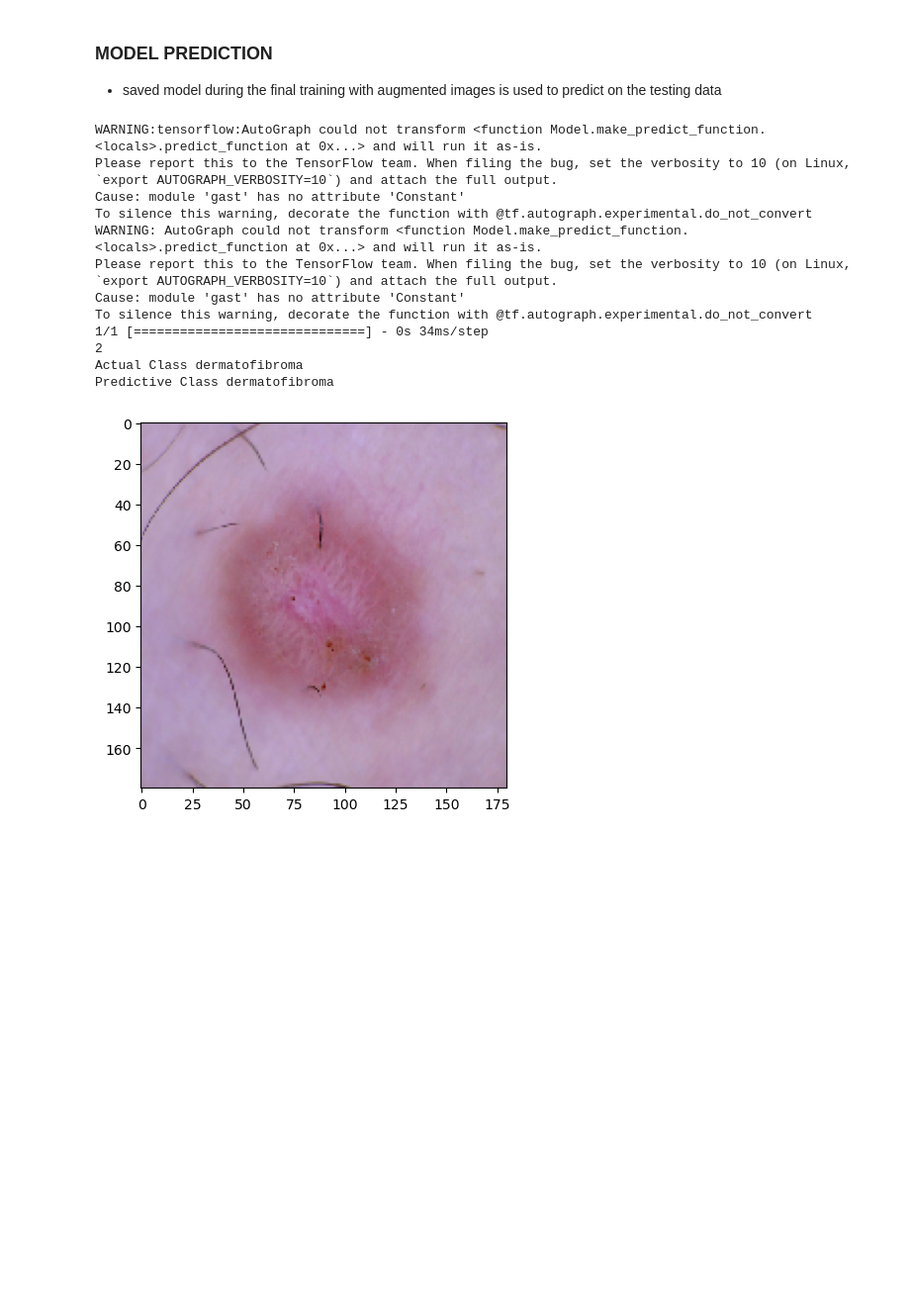
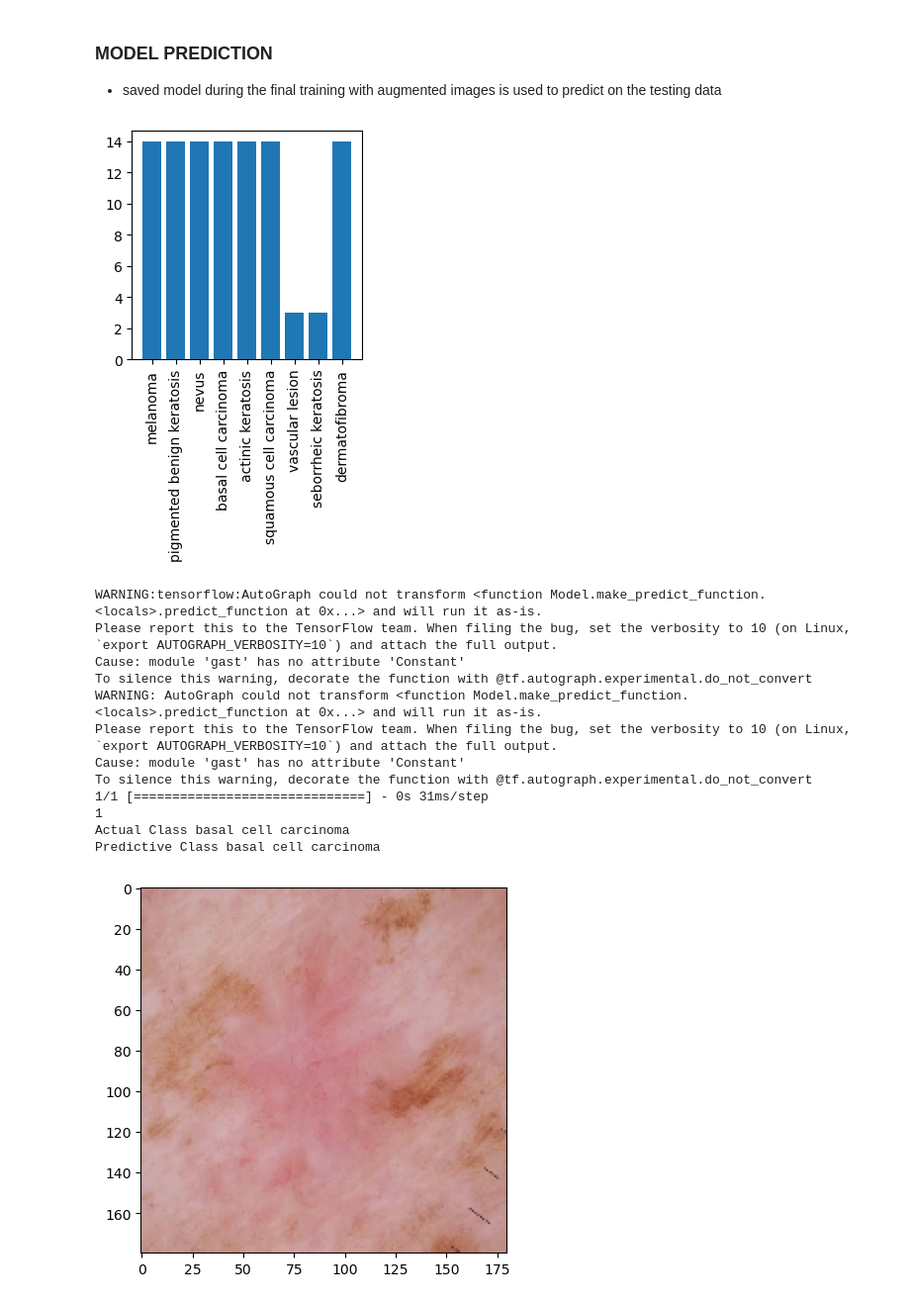
Before and after one commit to sshrinivasbhat/upgrad_skin_cancer_grepo, a Jupyter notebook: ShrinivasBhat_Assignment_CNN_Skin_Cancer.ipynb, the cells around one changed output. Shown at 99% size. Drawn from its saved outputs; the diff is of its cells as text; code cells hidden in the pictures; blank space fills up the shorter version.

```diff
--- a/ShrinivasBhat_Assignment_CNN_Skin_Cancer.ipynb
+++ b/ShrinivasBhat_Assignment_CNN_Skin_Cancer.ipynb
@@ -1119,25 +1128,27 @@ history_final = history
 - saved model during the final training with augmented images is used to predict on the testing data
 # %%
 from glob import glob
+dtest=count_images(data_dir_test,(3,3))
 model  = tf.keras.models.load_model('./model.h5')
 classselect = np.random.randint(dtest.Class.count()-1)
 nInd = np.random.randint(dtest["No. of Image"][classselect]-1)
 Test_image_path = os.path.join(data_dir_test, class_names[classselect], '*')
 Test_image = glob(Test_image_path)
 Test_image = load_img(Test_image[nInd],target_size=(180,180,3))
 plt.imshow(Test_image)
 plt.grid(False)
 
 img = np.expand_dims(Test_image,axis=0)
 pred = model.predict(img)
 pred
 
 pred = np.argmax(pred)
 
 print(pred)
 pred_class = class_names[pred]
 print("Actual Class "+ class_names[classselect] +'\n'+ "Predictive Class "+pred_class )
 # %% [output]
+[figure, new version]
 WARNING:tensorflow:AutoGraph could not transform <function Model.make_predict_function.<locals>.predict_function at 0x...> and will run it as-is.
 Please report this to the TensorFlow team. When filing the bug, set the verbosity to 10 (on Linux, `export AUTOGRAPH_VERBOSITY=10`) and attach the full output.
 Cause: module 'gast' has no attribute 'Constant'
@@ -1146,8 +1157,8 @@ WARNING: AutoGraph could not transform <function Model.make_predict_function.<lo
 Please report this to the TensorFlow team. When filing the bug, set the verbosity to 10 (on Linux, `export AUTOGRAPH_VERBOSITY=10`) and attach the full output.
 Cause: module 'gast' has no attribute 'Constant'
 To silence this warning, decorate the function with @tf.autograph.experimental.do_not_convert
-1/1 [==============================] - 0s 34ms/step
-2
-Actual Class dermatofibroma
-Predictive Class dermatofibroma
+1/1 [==============================] - 0s 31ms/step
+1
+Actual Class basal cell carcinoma
+Predictive Class basal cell carcinoma
-[figure, old version]
+[figure, added]
```
Also changed, not shown: parts of 26 cells of this notebook.
